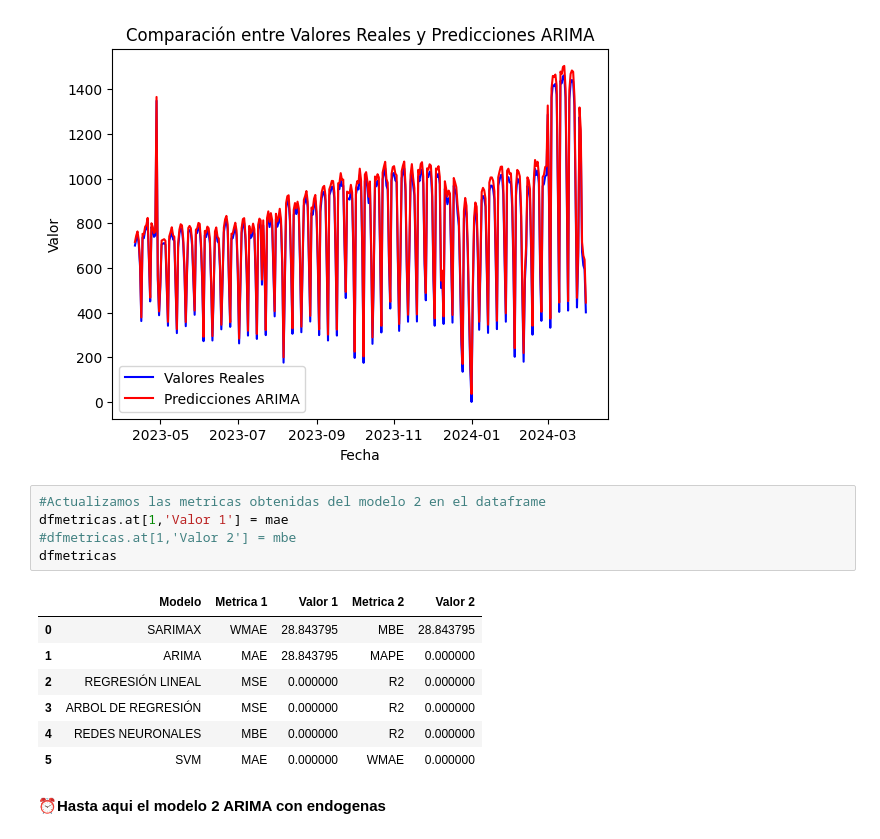
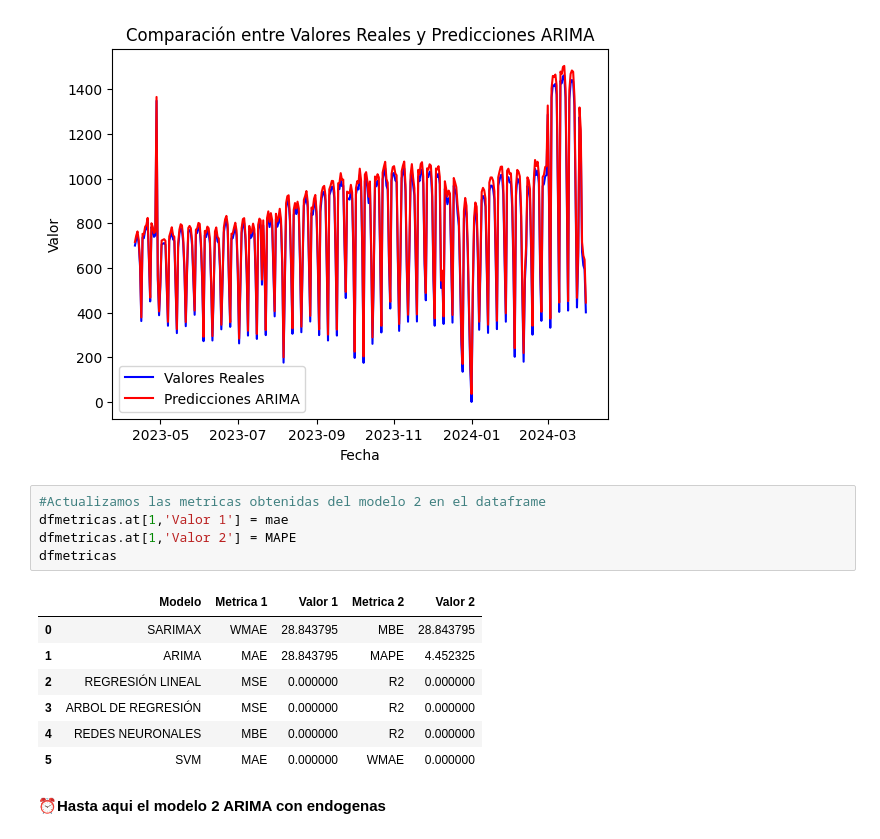
Before and after one commit to A01793509/Equipo_44, a Jupyter notebook: Avance4_44.ipynb, the cells around one changed output. Cells and saved outputs as stored; diff of their text form.

```diff
--- a/Avance4_44.ipynb
+++ b/Avance4_44.ipynb
@@ -521,12 +521,12 @@ plt.show()
 # %%
 #Actualizamos las metricas obtenidas del modelo 2 en el dataframe
 dfmetricas.at[1,'Valor 1'] = mae
-#dfmetricas.at[1,'Valor 2'] = mbe
+dfmetricas.at[1,'Valor 2'] = MAPE
 dfmetricas
 # %% [output]
 |  | Modelo | Metrica 1 | Valor 1 | Metrica 2 | Valor 2 |
 | 0 | SARIMAX | WMAE | 28.843795 | MBE | 28.843795 |
-| 1 | ARIMA | MAE | 28.843795 | MAPE | 0.000000 |
+| 1 | ARIMA | MAE | 28.843795 | MAPE | 4.452325 |
 | 2 | REGRESIÓN LINEAL | MSE | 0.000000 | R2 | 0.000000 |
 | 3 | ARBOL DE REGRESIÓN | MSE | 0.000000 | R2 | 0.000000 |
 | 4 | REDES NEURONALES | MBE | 0.000000 | R2 | 0.000000 |
```
Also changed, not shown: parts of 15 cells of this notebook.
